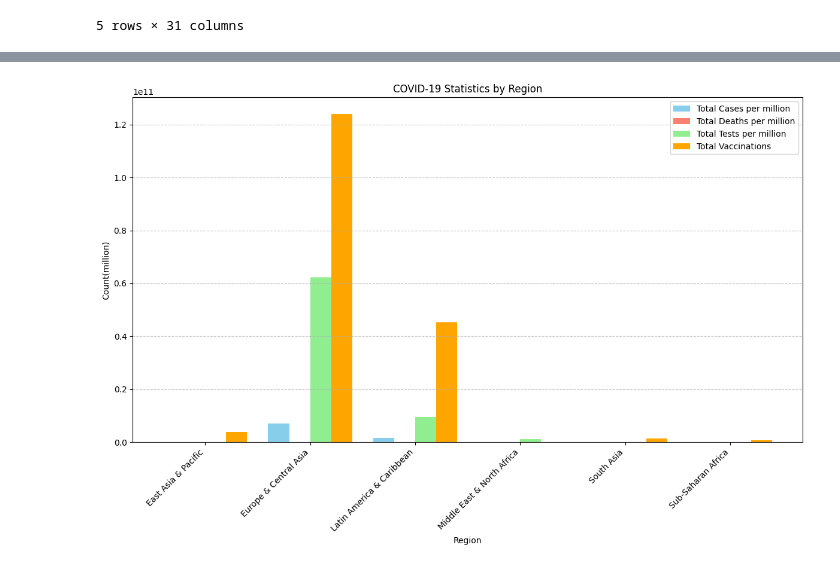
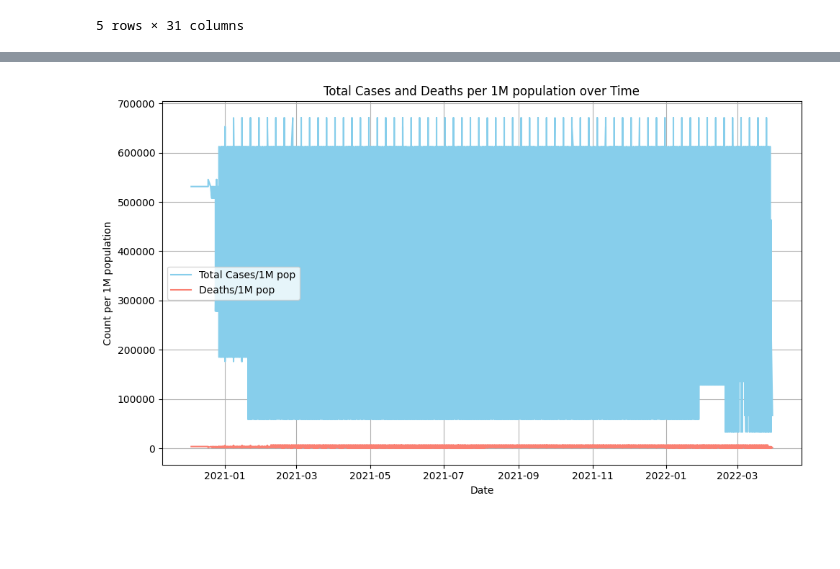
Before and after one commit to JoanneSiarivita/Data_Viz, a Jupyter notebook: data_viz/notebooks/Q1.ipynb, the cells around one changed output, grey strips where cells are left out. Cells and saved outputs as stored; diff of their text form; code cells hidden in the pictures; blank space fills up the shorter version.

```diff
--- a/data_viz/notebooks/Q1.ipynb
+++ b/data_viz/notebooks/Q1.ipynb
@@ -111,24 +90,22 @@ plt.show()
-# %%
-# Grouping the data by region and summing the total cases, total deaths, total tests, and total vaccinations
-grouped_data = Q1.groupby('Region').sum()
-
-# Plotting the data
-plt.figure(figsize=(12, 8))
-bar_width = 0.2
-index = range(len(grouped_data))
-
-plt.bar(index, grouped_data['Tot Cases/1M pop'], width=bar_width, color='skyblue', label='Total Cases per million')
-plt.bar([i + bar_width for i in index], grouped_data['Deaths/1M pop'], width=bar_width, color='salmon', label='Total Deaths per million')
-plt.bar([i + bar_width*2 for i in index], grouped_data['Tests/1M pop'], width=bar_width, color='lightgreen', label='Total Tests per million')
-plt.bar([i + bar_width*3 for i in index], grouped_data['total_vaccinations'], width=bar_width, color='orange', label='Total Vaccinations')
-
-plt.xlabel('Region')
-plt.ylabel('Count(million)')
-plt.title('COVID-19 Statistics by Region')
-plt.xticks([i + 1.5*bar_width for i in index], grouped_data.index, rotation=45, ha='right')
-plt.legend()
-plt.grid(axis='y', linestyle='--', alpha=0.7)
-plt.tight_layout()
-plt.show()
-# %% [output]
-[figure, removed]
+# %%
+# Sort the DataFrame by date
+time_sorted = Q1.sort_values('date')
+
+# Plotting the data
+plt.figure(figsize=(10, 6))
+
+# Plot total cases per 1M population
+plt.plot(time_sorted['date'], time_sorted['Tot Cases/1M pop'], color='skyblue', label='Total Cases/1M pop')
+
+# Plot total deaths per 1M population
+plt.plot(time_sorted['date'], time_sorted['Deaths/1M pop'], color='salmon', label='Deaths/1M pop')
+
+plt.xlabel('Date')
+plt.ylabel('Count per 1M population')
+plt.title('Total Cases and Deaths per 1M population over Time')
+plt.legend()
+plt.grid(True)
+plt.tight_layout()
+plt.show()
+# %% [output]
+[figure, added]
```
Also changed, not shown: parts of 5 cells of this notebook.
